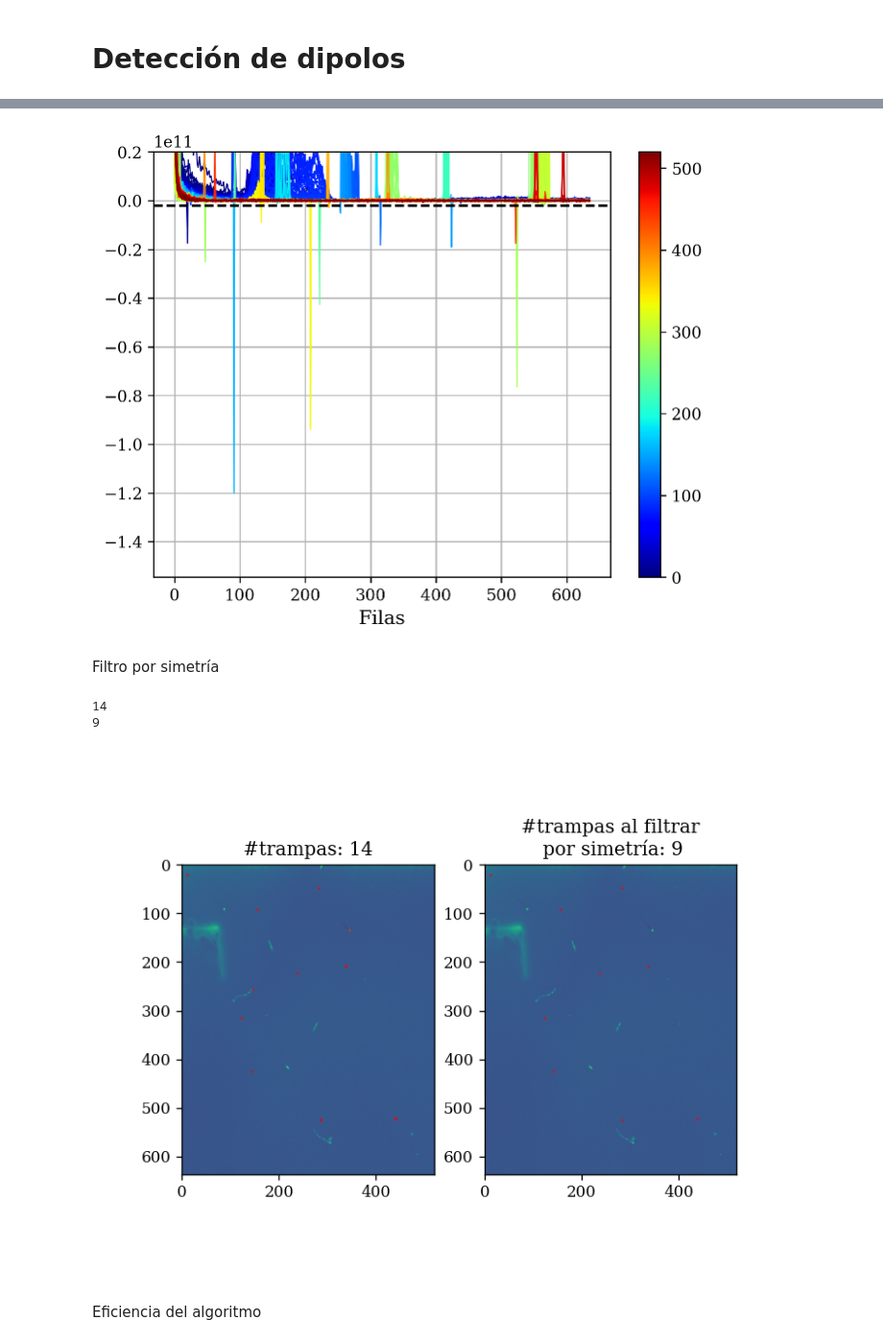
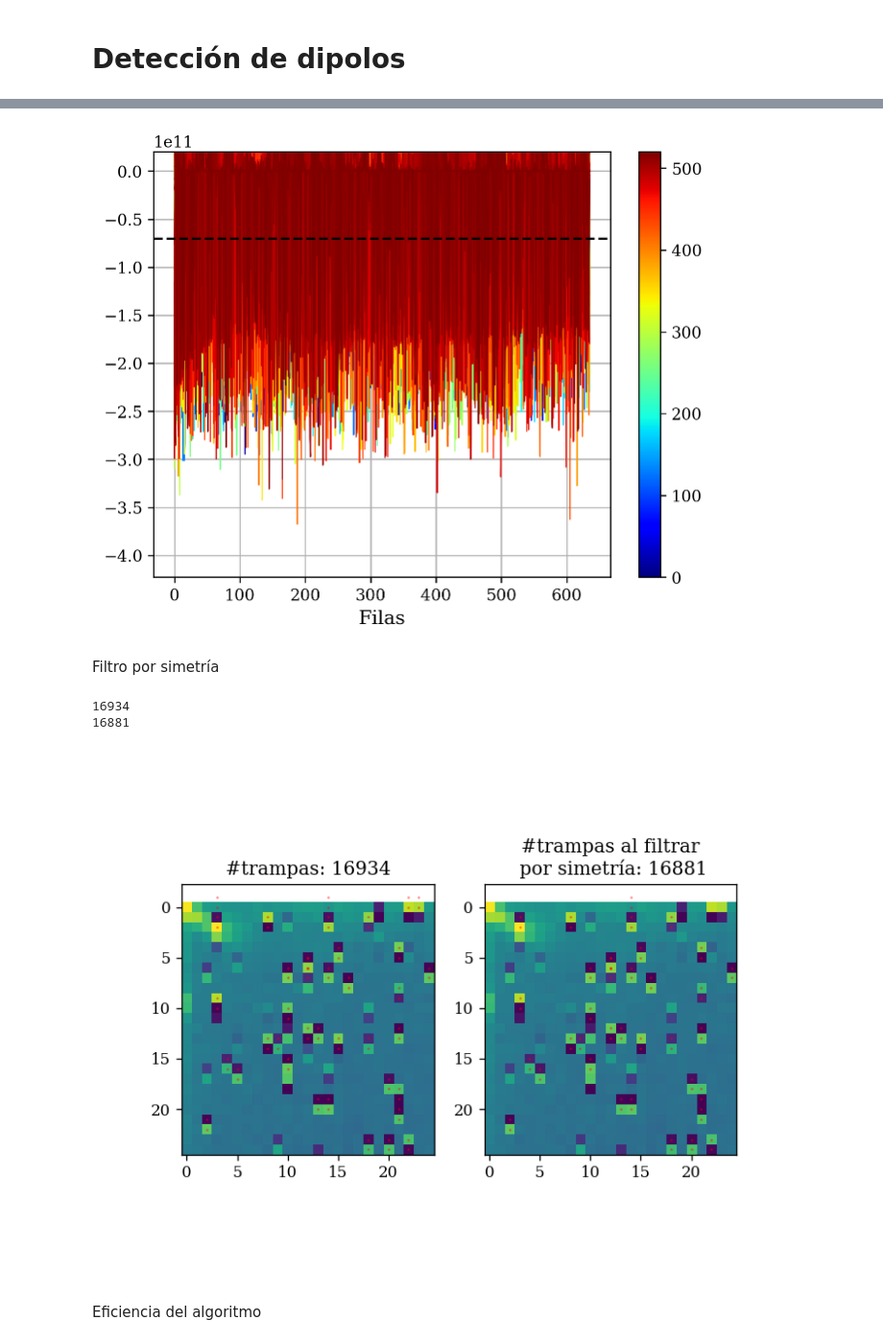
Before and after one commit to agustinbrusco/LAMBDA_Hub, a Jupyter notebook: skipper_image_analysis/pocket_analysis.ipynb, the cells around one changed output, grey strips where cells are left out. Shown at 96% size. Saved outputs shown, nothing was run; the diff lists cells and outputs as text; code cells hidden in the pictures.

```diff
--- a/skipper_image_analysis/pocket_analysis.ipynb
+++ b/skipper_image_analysis/pocket_analysis.ipynb
@@ -35,9 +35,9 @@ plt.close("all")
 %matplotlib inline
 data_dir = 'skipper_data\Imagenes_Santi'
 t_ilum = 0.25
-threshold = 0.2e10
-test_image = fits.open(f'{data_dir}\proc_skp_mod45_2ndbatch_T150_Vv2_seqrevOS_vdd-17_loopdtph_wledon140_npump40000_dtph100_NSAMP10_NROW650_NCOL650_EXPOSURE0_NBINROW1_NBINCOL1_img40.fits')
-#test_image = fits.open(f'{data_dir}\proc_skp_mod45_2ndbatch_T150_Vv2_seqrevOS_vdd-17_loopdtph_wledon140_npump40000_dtph2000000_NSAMP10_NROW650_NCOL650_EXPOSURE0_NBINROW1_NBINCOL1_img58.fits')
+threshold = 0.7e11
+#test_image = fits.open(f'{data_dir}\proc_skp_mod45_2ndbatch_T150_Vv2_seqrevOS_vdd-17_loopdtph_wledon140_npump40000_dtph100_NSAMP10_NROW650_NCOL650_EXPOSURE0_NBINROW1_NBINCOL1_img40.fits')
+test_image = fits.open(f'{data_dir}\proc_skp_mod45_2ndbatch_T150_Vv2_seqrevOS_vdd-17_loopdtph_wledon140_npump40000_dtph2000000_NSAMP10_NROW650_NCOL650_EXPOSURE0_NBINROW1_NBINCOL1_img58.fits')
 #test_image = correct_overscan(test_image)
 test_frame = test_image[0].data
 r_overscan, c_overscan = get_rowcol_ovserscan(test_image)
@@ -143,7 +154,7 @@ plt.show()
 #plt.xlabel("Filas")
 #plt.show()
 # %% [output]
-[figure, old version]
+[figure, new version]
 # %% [markdown]
 Filtro por simetría
 # %%
@@ -163,48 +174,48 @@ for trampa in tqdm(coordenadas_trampas):
 print(len(coordenadas_trampas))
 print(len(trampas_filtradas))
 # %% [output]
-14
-9
+16934
+16881
 # %%
 from tqdm.notebook import tqdm
 plt.close('all')
 %matplotlib widget
 fig, axs = plt.subplots(1, 2)
 #fig, ax = plt.subplots(1, 1)
-#axs[0].imshow(test_frame[:25, :25])
-axs[0].imshow(test_frame)
+axs[0].imshow(test_frame[:25, :25])
+#axs[0].imshow(test_frame)
 axs[0].set_title(f'#trampas: {len(coordenadas_trampas)}')
 for trampa in tqdm(coordenadas_trampas):
     fila_vals = [coord[0] for coord in trampa]
     col_vals = [coord[1] for coord in trampa]
-    #if max(col_vals)<25 and max(fila_vals)<25:
-    axs[0].plot(col_vals, fila_vals, '.r', ms=1, alpha=0.5)
-#axs[1].imshow(test_frame[:25, :25])
-axs[1].imshow(test_frame)
+    if max(col_vals)<25 and max(fila_vals)<25:
+        axs[0].plot(col_vals, fila_vals, '.r', ms=1, alpha=0.5)
+axs[1].imshow(test_frame[:25, :25])
+#axs[1].imshow(test_frame)
 axs[1].set_title(f'#trampas al filtrar\n por simetría: {len(trampas_filtradas)}')
 for trampa in tqdm(trampas_filtradas):
     fila_vals = [coord[0] for coord in trampa]
     col_vals = [coord[1] for coord in trampa]
-    #if max(col_vals)<25 and max(fila_vals)<25:
-    axs[1].plot(col_vals, fila_vals, '.r', ms=1, alpha=0.5)
+    if max(col_vals)<25 and max(fila_vals)<25:
+        axs[1].plot(col_vals, fila_vals, '.r', ms=1, alpha=0.5)
 #axs[1].imshow(mascara_dipolos)
 plt.show()
 if False:
     fig, axs = plt.subplots(1, 2)
     axs[0].imshow(test_frame[0:100, 400:500])
     axs[1].imshow(mascara_dipolos[0:100, 400:500])
     plt.show()
 
     fig, axs = plt.subplots(1, 2)
     axs[0].imshow(test_frame[0:100, 200:300])
     axs[1].imshow(mascara_dipolos[0:100, 200:300])
     plt.show()
     fig, axs = plt.subplots(1, 2)
     axs[0].imshow(test_frame[0:100, 200:300])
     axs[1].imshow(mascara_dipolos[0:100, 200:300])
     plt.show()
 # %% [output]
-[figure, old version]
+[figure, new version]
 # %% [markdown]
 Eficiencia del algoritmo
 # %%
```
Also changed, not shown: parts of 3 cells of this notebook.
